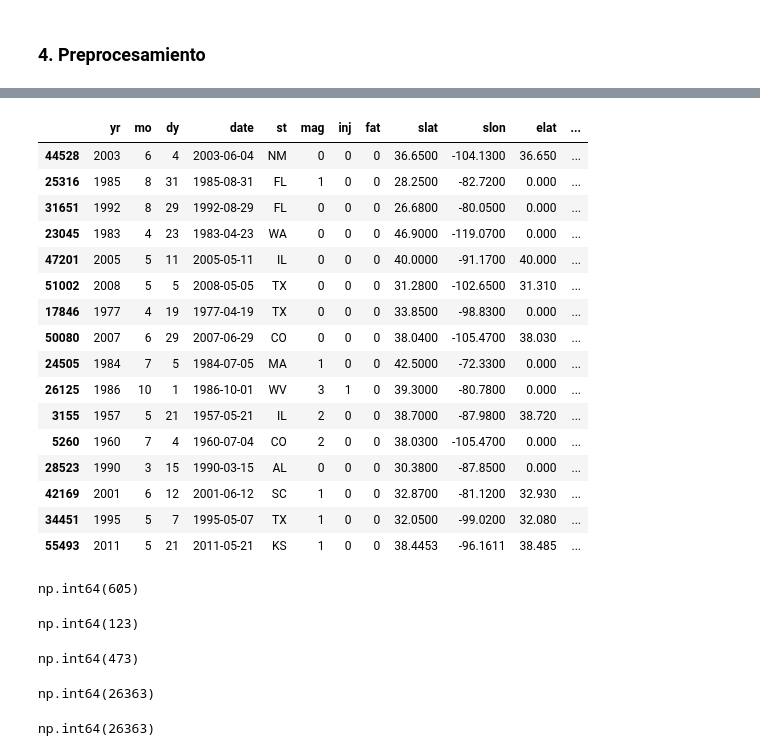
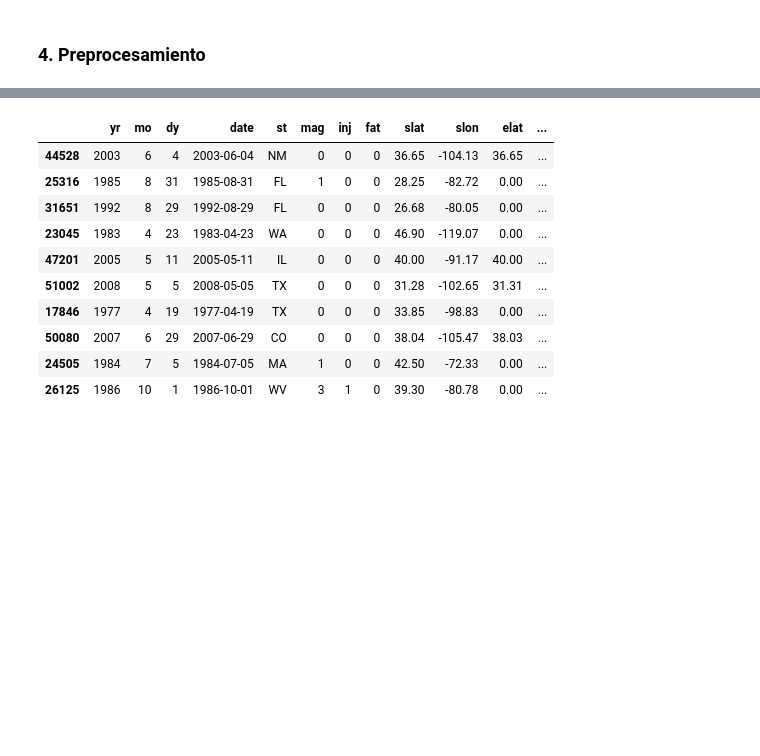
Before and after one commit to lab2077/4geeks_final_project, a Jupyter notebook: src/tornadoes_predictor.ipynb, the cells around one changed output, grey strips where cells are left out. Saved outputs shown, nothing was run; the diff lists cells and outputs as text; code cells hidden in the pictures; blank space fills up the shorter version.

```diff
--- a/src/tornadoes_predictor.ipynb
+++ b/src/tornadoes_predictor.ipynb
@@ -259,43 +259,16 @@ Data columns (total 14 columns):
 dtypes: float64(5), int64(7), object(2)
 memory usage: 7.2+ MB
 # %%
-df_raw.sample(16, random_state=2025)
+df_raw.sample(10, random_state=2025)
 # %% [output]
 |  | yr | mo | dy | date | st | mag | inj | fat | slat | slon | elat | ... |
-| 44528 | 2003 | 6 | 4 | 2003-06-04 | NM | 0 | 0 | 0 | 36.6500 | -104.1300 | 36.650 | ... |
-| 25316 | 1985 | 8 | 31 | 1985-08-31 | FL | 1 | 0 | 0 | 28.2500 | -82.7200 | 0.000 | ... |
-| 31651 | 1992 | 8 | 29 | 1992-08-29 | FL | 0 | 0 | 0 | 26.6800 | -80.0500 | 0.000 | ... |
-| 23045 | 1983 | 4 | 23 | 1983-04-23 | WA | 0 | 0 | 0 | 46.9000 | -119.0700 | 0.000 | ... |
-| 47201 | 2005 | 5 | 11 | 2005-05-11 | IL | 0 | 0 | 0 | 40.0000 | -91.1700 | 40.000 | ... |
-| 51002 | 2008 | 5 | 5 | 2008-05-05 | TX | 0 | 0 | 0 | 31.2800 | -102.6500 | 31.310 | ... |
-| 17846 | 1977 | 4 | 19 | 1977-04-19 | TX | 0 | 0 | 0 | 33.8500 | -98.8300 | 0.000 | ... |
-| 50080 | 2007 | 6 | 29 | 2007-06-29 | CO | 0 | 0 | 0 | 38.0400 | -105.4700 | 38.030 | ... |
-| 24505 | 1984 | 7 | 5 | 1984-07-05 | MA | 1 | 0 | 0 | 42.5000 | -72.3300 | 0.000 | ... |
-| 26125 | 1986 | 10 | 1 | 1986-10-01 | WV | 3 | 1 | 0 | 39.3000 | -80.7800 | 0.000 | ... |
-| 3155 | 1957 | 5 | 21 | 1957-05-21 | IL | 2 | 0 | 0 | 38.7000 | -87.9800 | 38.720 | ... |
-| 5260 | 1960 | 7 | 4 | 1960-07-04 | CO | 2 | 0 | 0 | 38.0300 | -105.4700 | 0.000 | ... |
-| 28523 | 1990 | 3 | 15 | 1990-03-15 | AL | 0 | 0 | 0 | 30.3800 | -87.8500 | 0.000 | ... |
-| 42169 | 2001 | 6 | 12 | 2001-06-12 | SC | 1 | 0 | 0 | 32.8700 | -81.1200 | 32.930 | ... |
-| 34451 | 1995 | 5 | 7 | 1995-05-07 | TX | 1 | 0 | 0 | 32.0500 | -99.0200 | 32.080 | ... |
-| 55493 | 2011 | 5 | 21 | 2011-05-21 | KS | 1 | 0 | 0 | 38.4453 | -96.1611 | 38.485 | ... |
+| 44528 | 2003 | 6 | 4 | 2003-06-04 | NM | 0 | 0 | 0 | 36.65 | -104.13 | 36.65 | ... |
+| 25316 | 1985 | 8 | 31 | 1985-08-31 | FL | 1 | 0 | 0 | 28.25 | -82.72 | 0.00 | ... |
+| 31651 | 1992 | 8 | 29 | 1992-08-29 | FL | 0 | 0 | 0 | 26.68 | -80.05 | 0.00 | ... |
+| 23045 | 1983 | 4 | 23 | 1983-04-23 | WA | 0 | 0 | 0 | 46.90 | -119.07 | 0.00 | ... |
+| 47201 | 2005 | 5 | 11 | 2005-05-11 | IL | 0 | 0 | 0 | 40.00 | -91.17 | 40.00 | ... |
+| 51002 | 2008 | 5 | 5 | 2008-05-05 | TX | 0 | 0 | 0 | 31.28 | -102.65 | 31.31 | ... |
+| 17846 | 1977 | 4 | 19 | 1977-04-19 | TX | 0 | 0 | 0 | 33.85 | -98.83 | 0.00 | ... |
+| 50080 | 2007 | 6 | 29 | 2007-06-29 | CO | 0 | 0 | 0 | 38.04 | -105.47 | 38.03 | ... |
+| 24505 | 1984 | 7 | 5 | 1984-07-05 | MA | 1 | 0 | 0 | 42.50 | -72.33 | 0.00 | ... |
+| 26125 | 1986 | 10 | 1 | 1986-10-01 | WV | 3 | 1 | 0 | 39.30 | -80.78 | 0.00 | ... |
-# %%
-#df_raw['mag'].count(-9)
-(df_raw['mag'] == -9).sum()
-# %% [output]
-np.int64(605)
-# %%
-(df_raw['len'] == 0).sum()
-# %% [output]
-np.int64(123)
-# %%
-(df_raw['wid'] == 0).sum()
-# %% [output]
-np.int64(473)
-# %%
-(df_raw['elat'] == 0).sum()
-# %% [output]
-np.int64(26363)
-# %%
-(df_raw['elon'] == 0).sum()
-# %% [output]
-np.int64(26363)
```
Also changed, not shown: parts of 14 cells of this notebook.
